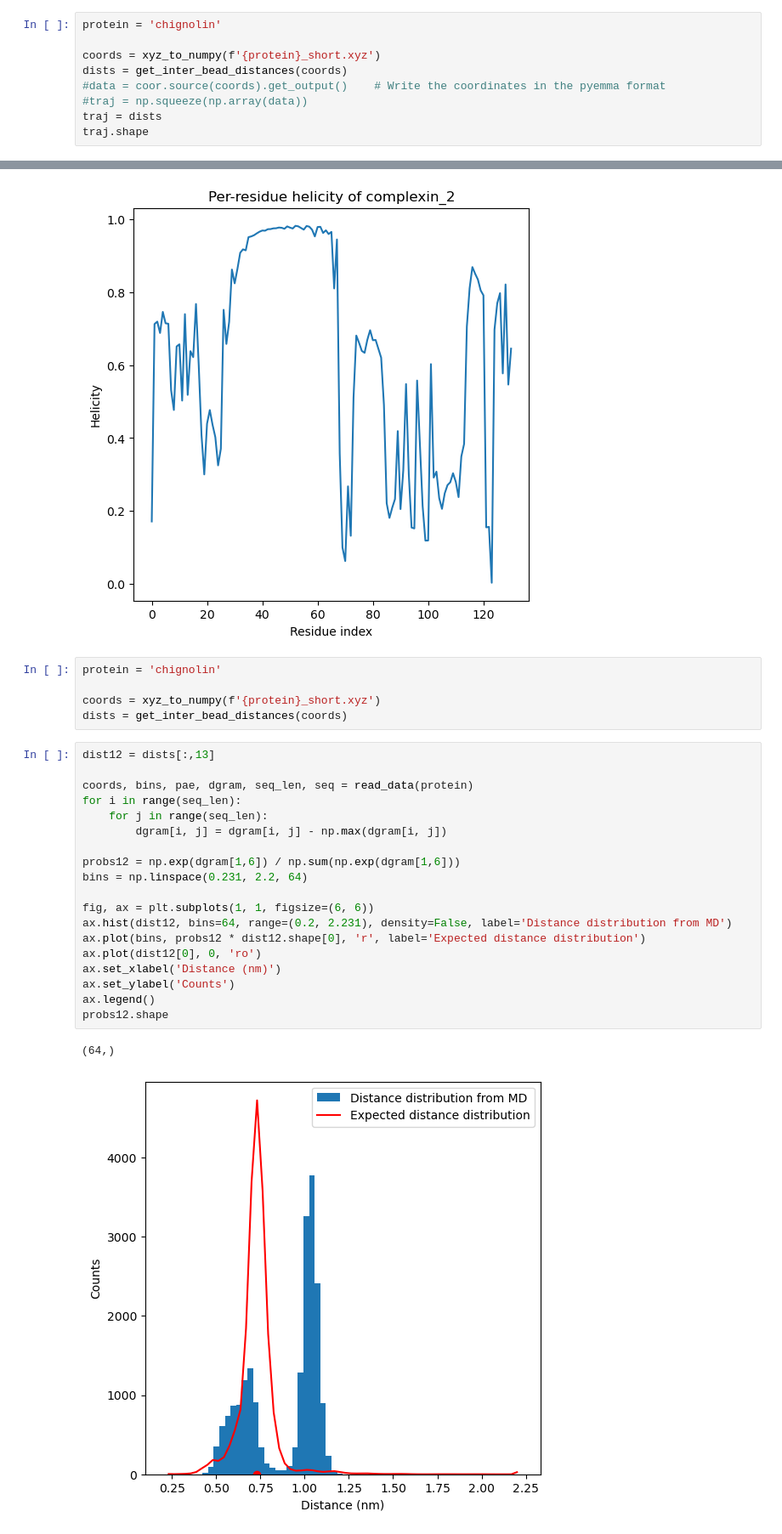
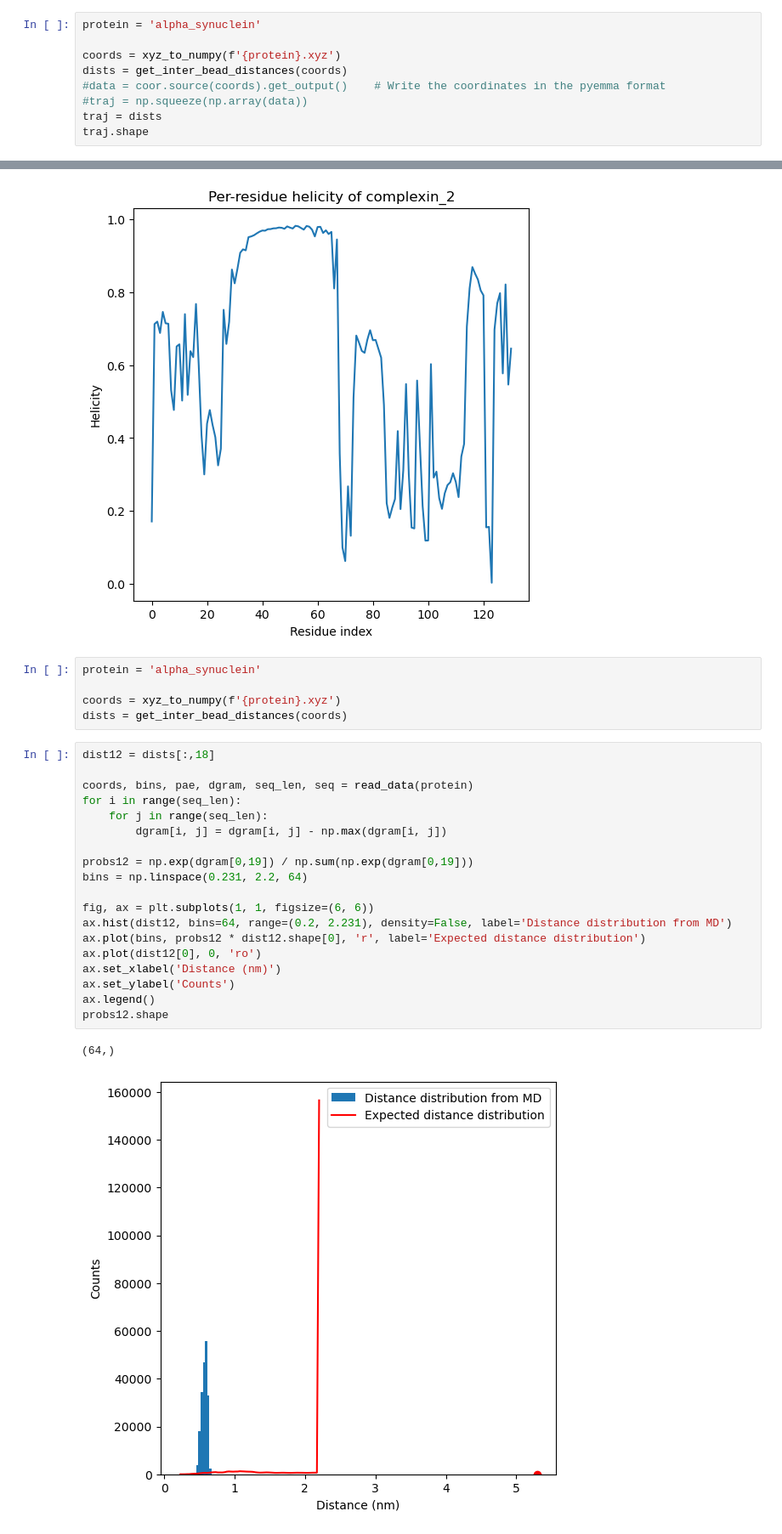
Before and after one commit to LotharBezzon/AF_MD, a Jupyter notebook: traj_analysis.ipynb, the cells around one changed output, grey strips where cells are left out. Shown: that part at 85% size. Drawn from its saved outputs; the diff is of its cells as text.

```diff
--- a/traj_analysis.ipynb
+++ b/traj_analysis.ipynb
@@ -17,9 +17,9 @@ deeptime.__version__
 # %% [output]
 '0.4.5'
 # %%
-protein = 'chignolin'
+protein = 'alpha_synuclein'
 
-coords = xyz_to_numpy(f'{protein}_short.xyz')
+coords = xyz_to_numpy(f'{protein}.xyz')
 dists = get_inter_bead_distances(coords)
 #data = coor.source(coords).get_output()    # Write the coordinates in the pyemma format
 #traj = np.squeeze(np.array(data))
@@ -138,29 +138,29 @@ plot_helicity(helicity, protein)
 <Axes: title={'center': 'Per-residue helicity of complexin_2'}, xlabel='Residue index', ylabel='Helicity'>
 [figure]
 # %%
-protein = 'chignolin'
+protein = 'alpha_synuclein'
 
-coords = xyz_to_numpy(f'{protein}_short.xyz')
+coords = xyz_to_numpy(f'{protein}.xyz')
 dists = get_inter_bead_distances(coords)
 # %%
-dist12 = dists[:,13]
+dist12 = dists[:,18]
 
 coords, bins, pae, dgram, seq_len, seq = read_data(protein)
 for i in range(seq_len):
     for j in range(seq_len):
         dgram[i, j] = dgram[i, j] - np.max(dgram[i, j])
 
-probs12 = np.exp(dgram[1,6]) / np.sum(np.exp(dgram[1,6]))
+probs12 = np.exp(dgram[0,19]) / np.sum(np.exp(dgram[0,19]))
 bins = np.linspace(0.231, 2.2, 64)
 
 fig, ax = plt.subplots(1, 1, figsize=(6, 6))
 ax.hist(dist12, bins=64, range=(0.2, 2.231), density=False, label='Distance distribution from MD')
 ax.plot(bins, probs12 * dist12.shape[0], 'r', label='Expected distance distribution')
 ax.plot(dist12[0], 0, 'ro')
 ax.set_xlabel('Distance (nm)')
 ax.set_ylabel('Counts')
 ax.legend()
 probs12.shape
 # %% [output]
 (64,)
-[figure, old version]
+[figure, new version]
```
Also changed, not shown: parts of 3 cells of this notebook, 14 other files.
